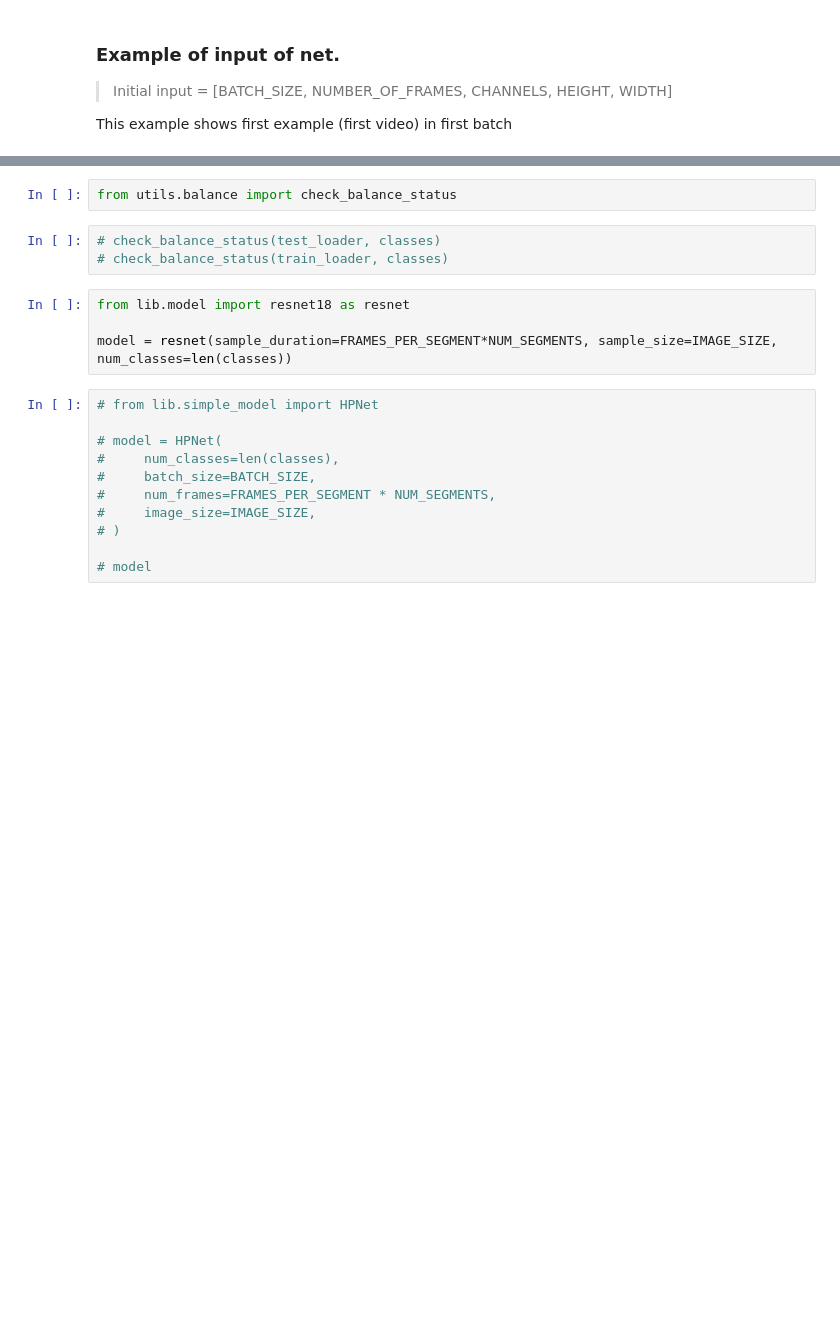
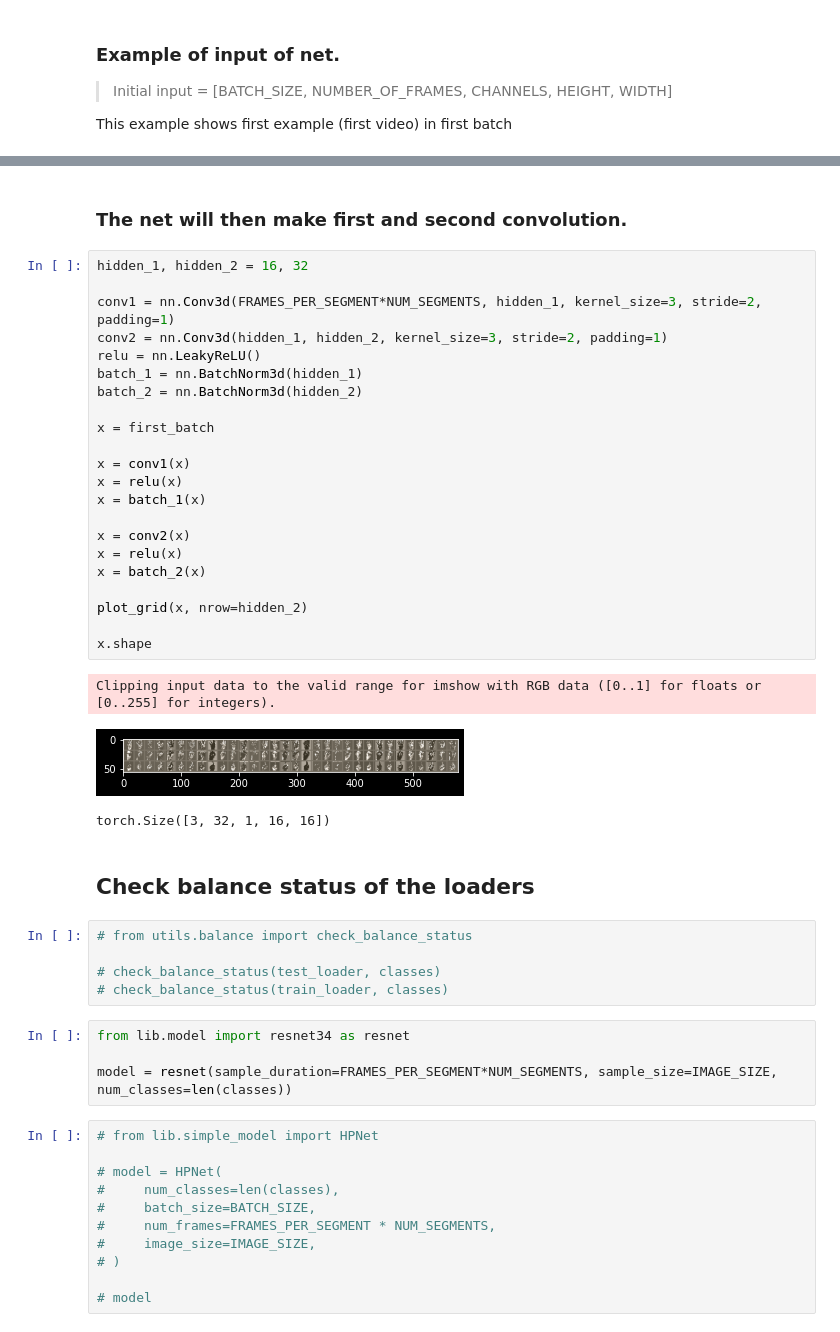
Before and after one commit to irg1008/Sign2Text, a Jupyter notebook: src/SimpleNet/train.ipynb, the cells around one changed output, grey strips where cells are left out. Cells and saved outputs as stored; diff of their text form; blank space fills up the shorter version.

```diff
--- a/src/SimpleNet/train.ipynb
+++ b/src/SimpleNet/train.ipynb
@@ -65,10 +64,40 @@ tensor([[[[0.0000e+00, 0.0000e+00, 0.0000e+00,  ..., 0.0000e+00,
+# %% [markdown]
+### The net will then make first and second convolution.
+# %%
+hidden_1, hidden_2 = 16, 32
+
+conv1 = nn.Conv3d(FRAMES_PER_SEGMENT*NUM_SEGMENTS, hidden_1, kernel_size=3, stride=2, padding=1)
+conv2 = nn.Conv3d(hidden_1, hidden_2, kernel_size=3, stride=2, padding=1)
+relu = nn.LeakyReLU()
+batch_1 = nn.BatchNorm3d(hidden_1)
+batch_2 = nn.BatchNorm3d(hidden_2)
+
+x = first_batch
+
+x = conv1(x)
+x = relu(x)
+x = batch_1(x)
+
+x = conv2(x)
+x = relu(x)
+x = batch_2(x)
+
+plot_grid(x, nrow=hidden_2)
+
+x.shape
+# %% [output]
+Clipping input data to the valid range for imshow with RGB data ([0..1] for floats or [0..255] for integers).
+[figure, added]
+torch.Size([3, 32, 1, 16, 16])
+# %% [markdown]
+## Check balance status of the loaders
 # %%
-from utils.balance import check_balance_status
+# from utils.balance import check_balance_status
+
+# check_balance_status(test_loader, classes)
+# check_balance_status(train_loader, classes)
-# %%
-# check_balance_status(test_loader, classes)
-# check_balance_status(train_loader, classes)
 # %%
-from lib.model import resnet18 as resnet
+from lib.model import resnet34 as resnet
 
 model = resnet(sample_duration=FRAMES_PER_SEGMENT*NUM_SEGMENTS, sample_size=IMAGE_SIZE, num_classes=len(classes))
 # %%
```
Also changed, not shown: parts of 21 cells of this notebook, 5 other files.
